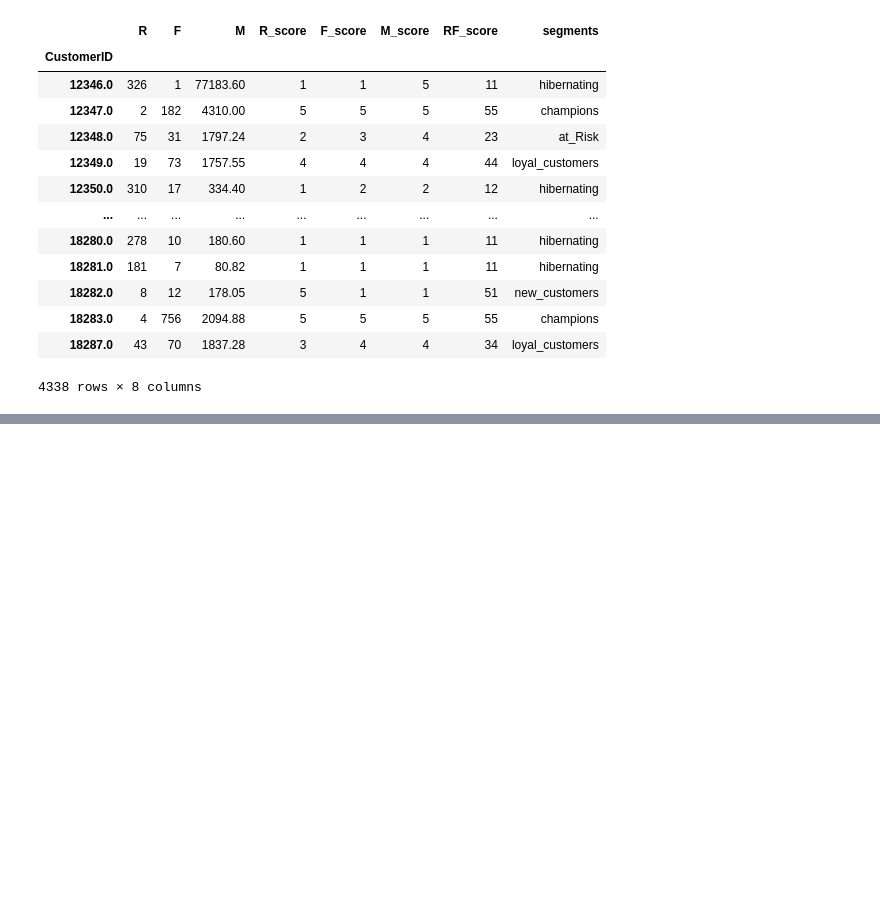
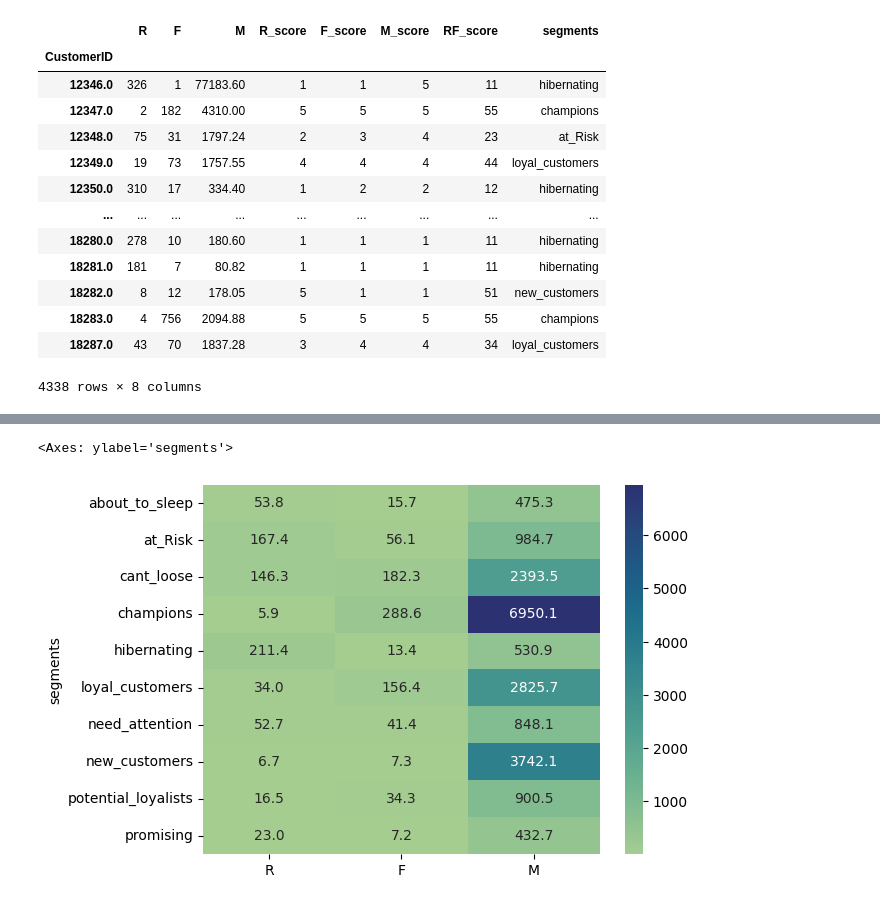
Before and after one commit to Faresx7/elevvo-data-analysis-internship, a Jupyter notebook: RFM analysis/main.ipynb, the cells around one changed output, grey strips where cells are left out. Cells and saved outputs as stored; diff of their text form; code cells hidden in the pictures; blank space fills up the shorter version.

```diff
--- a/RFM analysis/main.ipynb
+++ b/RFM analysis/main.ipynb
@@ -46,0 +51,6 @@ Passing `palette` without assigning `hue` is deprecated and will be removed in v
+# %%
+segment_metrics = rfm.groupby('segments')[['R','F','M']].mean()
+sns.heatmap(segment_metrics, annot=True, fmt=".1f",cmap='crest')
+# %% [output]
+<Axes: ylabel='segments'>
+[figure, added]
```
Also changed, not shown: parts of 3 cells of this notebook, 1 other file.
